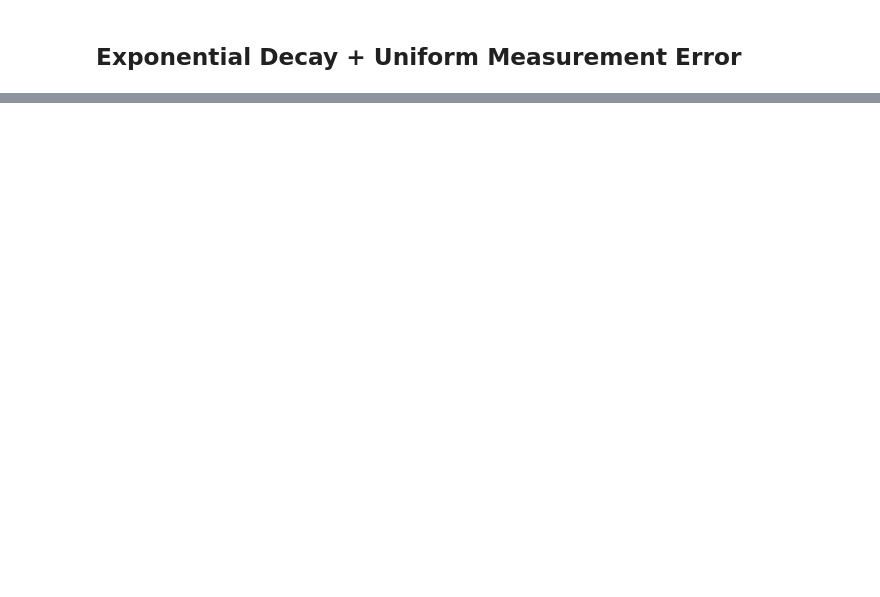
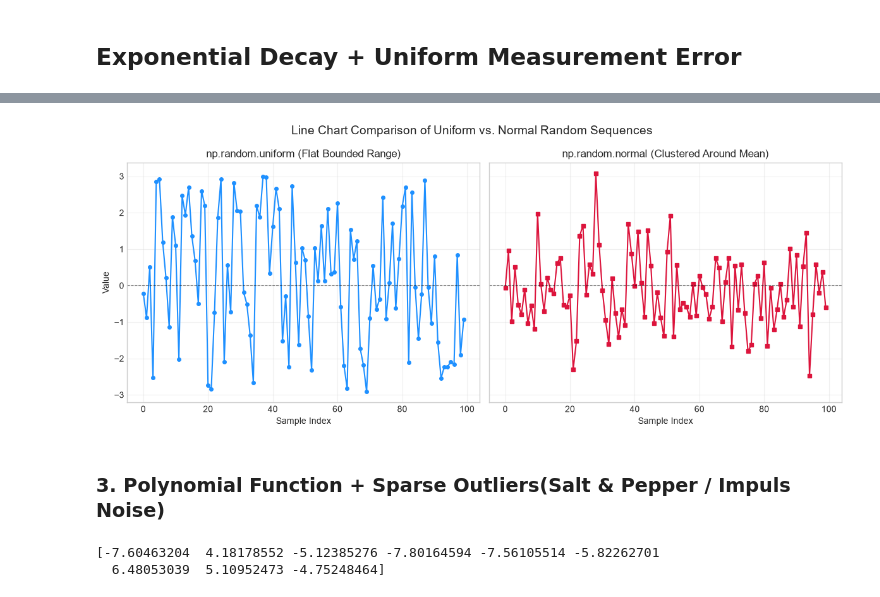
Before and after one commit to dasadiyaparth33-alt/DataAnalytics, a Jupyter notebook: Day_3/02_Statistics/01_data_population/02_functional_and_noisy_signal_population.ipynb, the cells around one changed output, grey strips where cells are left out. Drawn from its saved outputs; the diff is of its cells as text; code cells hidden in the pictures; blank space fills up the shorter version.

```diff
--- a/Day_3/02_Statistics/01_data_population/02_functional_and_noisy_signal_population.ipynb
+++ b/Day_3/02_Statistics/01_data_population/02_functional_and_noisy_signal_population.ipynb
@@ -130,0 +168,78 @@ plt.grid(True)
+# %%
+import numpy as np
+import matplotlib.pyplot as plt
+
+# 1. Generate sequential data for both distributions (fewer points for a clean line chart)
+n_points = 100
+x = np.arange(n_points)
+
+# Uniform: values spread evenly between -3 and 3
+uniform_data = np.random.uniform(low=-3.0, high=3.0, size=n_points)
+
+# Normal: values clustered around mean 0 with standard deviation 1
+normal_data = np.random.normal(loc=0.0, scale=1.0, size=n_points)
+
+# 2. Create a figure with two subplots side by side
+fig, (ax1, ax2) = plt.subplots(1, 2, figsize=(12, 5), sharey=True)
+
+# Plot Uniform Distribution Line Chart
+ax1.plot(x, uniform_data, color='dodgerblue', marker='o', markersize=4, linestyle='-', linewidth=1.5)
+ax1.set_title('np.random.uniform (Flat Bounded Range)')
+ax1.set_xlabel('Sample Index')
+ax1.set_ylabel('Value')
+ax1.axhline(0, color='black', linestyle='--', linewidth=0.8, alpha=0.5)
+ax1.grid(True, alpha=0.3)
+
+# Plot Normal Distribution Line Chart
+ax2.plot(x, normal_data, color='crimson', marker='s', markersize=4, linestyle='-', linewidth=1.5)
+ax2.set_title('np.random.normal (Clustered Around Mean)')
+ax2.set_xlabel('Sample Index')
+ax2.axhline(0, color='black', linestyle='--', linewidth=0.8, alpha=0.5)
+ax2.grid(True, alpha=0.3)
+
+plt.suptitle('Line Chart Comparison of Uniform vs. Normal Random Sequences', fontsize=14)
+plt.tight_layout()
+plt.show()
+# %% [output]
+[figure, added]
+# %% [markdown]
+### 3. Polynomial Function + Sparse Outliers(Salt & Pepper / Impuls Noise)
+# %%
+# ---- 1. Data Generation and Print Output----
+x_poly = np.linspace(
+    start = -2.0,
+    stop = 2.0,
+    num = 120
+)
+
+# Cubic Polynomial: p(x) = 0.5*x^3 + 1.2*x^2 + 12*x + 5
+y_poly_clean = 0.5 * (x_poly**3) - (x_poly**2) - x_poly + 2.0
+y_poly_corrupted = y_poly_clean.copy()
+# Select 8% of indices randomly to inject impulse spiker
+num_outliers = int(0.08 * len(x_poly))
+
+outlier_indices = np.random.choice(
+    a = len(x_poly),
+    size = num_outliers,
+    replace = False
+)
+
+# Inject random positive and negative spikes
+spike_directions = np.random.choice(
+    a = [-1,1],
+    size = num_outliers,
+
+)
+
+spike_magnitudes = np.random.uniform(
+    low = 4.0,
+    high = 8.0,
+    size = num_outliers
+)
+
+spikes = spike_directions * spike_magnitudes
+print(spikes)
+y_poly_corrupted[outlier_indices] += spikes
+# %% [output]
+[-7.60463204  4.18178552 -5.12385276 -7.80164594 -7.56105514 -5.82262701
+  6.48053039  5.10952473 -4.75248464]
```
Also changed, not shown: parts of 10 cells of this notebook.
